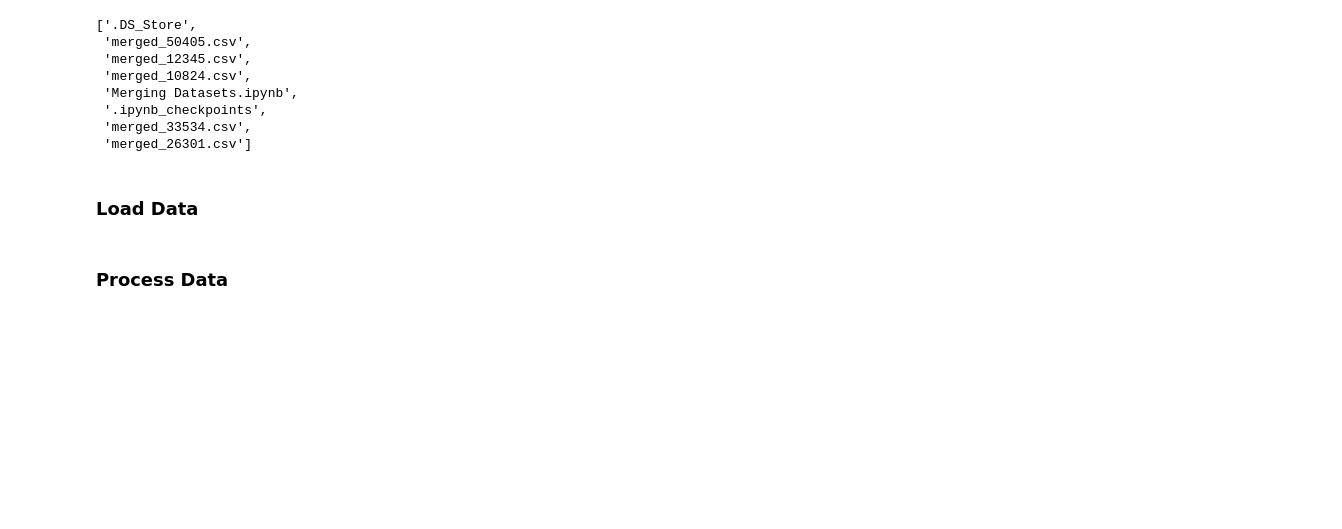
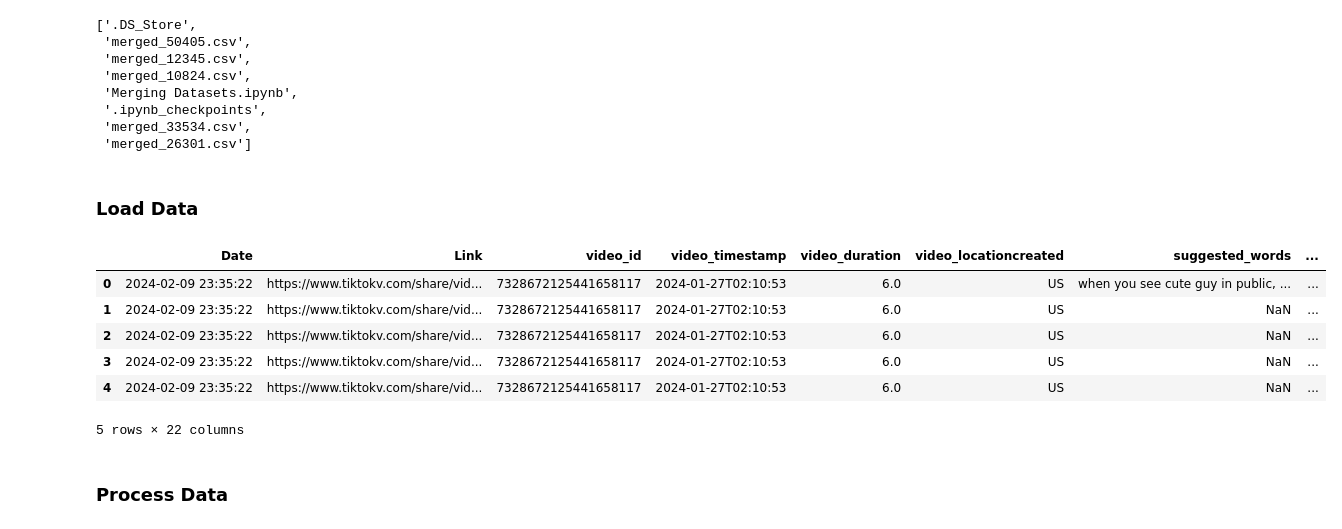
Before and after one commit to Dorajyl/CS315_FinalProject, a Jupyter notebook: ad_exploration.ipynb, the cells around one changed output. Saved outputs shown, nothing was run; the diff lists cells and outputs as text; code cells hidden in the pictures; blank space fills up the shorter version.

```diff
--- a/ad_exploration.ipynb
+++ b/ad_exploration.ipynb
@@ -30,6 +30,17 @@ df50405 = pd.read_csv('merged datasets/merged_50405.csv',index_col=0)
 
 # Remove extra "Unnamed: 0" column from df10824
 df10824.drop(['Unnamed: 0'],axis=1,inplace=True)
+# %%
+# We see that there are duplicate rows with the same exact 'Date' and 'Link'
+df10824.head()
+# %% [output]
+|  | Date | Link | video_id | video_timestamp | video_duration | video_locationcreated | suggested_words | ... |
+| 0 | 2024-02-09 23:35:22 | https://www.tiktokv.com/share/vid... | 7328672125441658117 | 2024-01-27T02:10:53 | 6.0 | US | when you see cute guy in public, ... | ... |
+| 1 | 2024-02-09 23:35:22 | https://www.tiktokv.com/share/vid... | 7328672125441658117 | 2024-01-27T02:10:53 | 6.0 | US | NaN | ... |
+| 2 | 2024-02-09 23:35:22 | https://www.tiktokv.com/share/vid... | 7328672125441658117 | 2024-01-27T02:10:53 | 6.0 | US | NaN | ... |
+| 3 | 2024-02-09 23:35:22 | https://www.tiktokv.com/share/vid... | 7328672125441658117 | 2024-01-27T02:10:53 | 6.0 | US | NaN | ... |
+| 4 | 2024-02-09 23:35:22 | https://www.tiktokv.com/share/vid... | 7328672125441658117 | 2024-01-27T02:10:53 | 6.0 | US | NaN | ... |
+5 rows × 22 columns
 # %% [markdown]
 ### Process Data
 # %%
```
Also changed, not shown: parts of 23 cells of this notebook.
